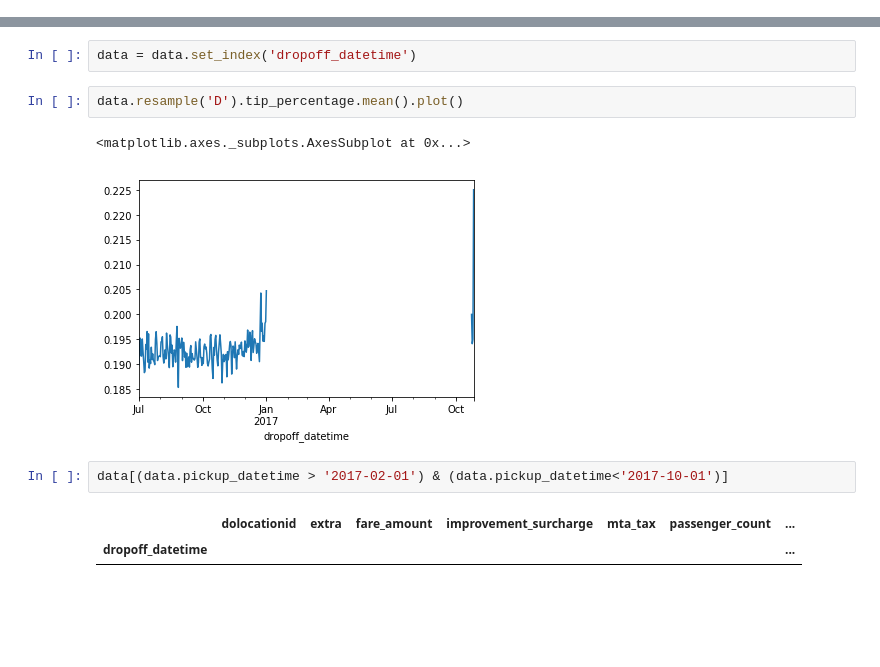
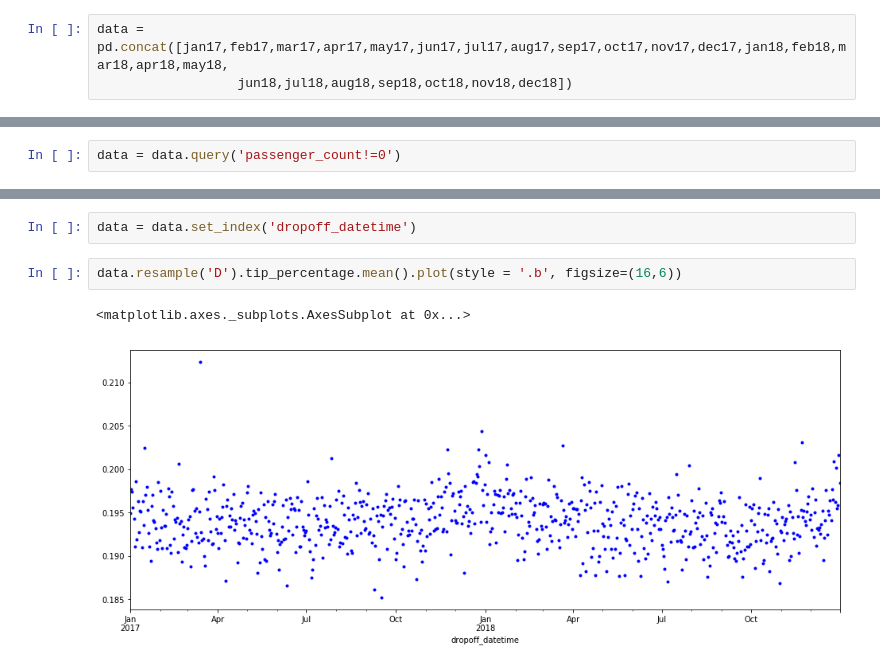
Before and after one commit to dlm6693/Taxi-Time-Series-Analysis, a Jupyter notebook: Data Sourcing + EDA.ipynb, the cells around one changed output, grey strips where cells are left out. Drawn from its saved outputs; the diff is of its cells as text; blank space fills up the shorter version.

```diff
--- a/Data Sourcing + EDA.ipynb
+++ b/Data Sourcing + EDA.ipynb
@@ -39,3 +57,6 @@ data = pd.concat([df_2016,df_2017])
+# %%
+data = pd.concat([jan17,feb17,mar17,apr17,may17,jun17,jul17,aug17,sep17,oct17,nov17,dec17,jan18,feb18,mar18,apr18,may18,
+                  jun18,jul18,aug18,sep18,oct18,nov18,dec18])
 # %%
 len(data)
 # %% [output]
@@ -259,3 +326,5 @@ data.head()
+# %%
+data = data.query('passenger_count!=0')
 # %%
 sns.countplot(data.passenger_count)
 # %% [output]
@@ -296,12 +365,7 @@ min(data.dropoff_datetime), max(data.dropoff_datetime)
 # %%
 data = data.set_index('dropoff_datetime')
 # %%
-data.resample('D').tip_percentage.mean().plot()
+data.resample('D').tip_percentage.mean().plot(style = '.b', figsize=(16,6))
 # %% [output]
 <matplotlib.axes._subplots.AxesSubplot at 0x...>
-[figure, old version]
+[figure, new version]
-# %%
-data[(data.pickup_datetime > '2017-02-01') & (data.pickup_datetime<'2017-10-01')]
-# %% [output]
-|  | dolocationid | extra | fare_amount | improvement_surcharge | mta_tax | passenger_count | ... |
-| dropoff_datetime |  |  |  |  |  |  | ... |
```
Also changed, not shown: parts of 43 cells of this notebook, 1 other file.
